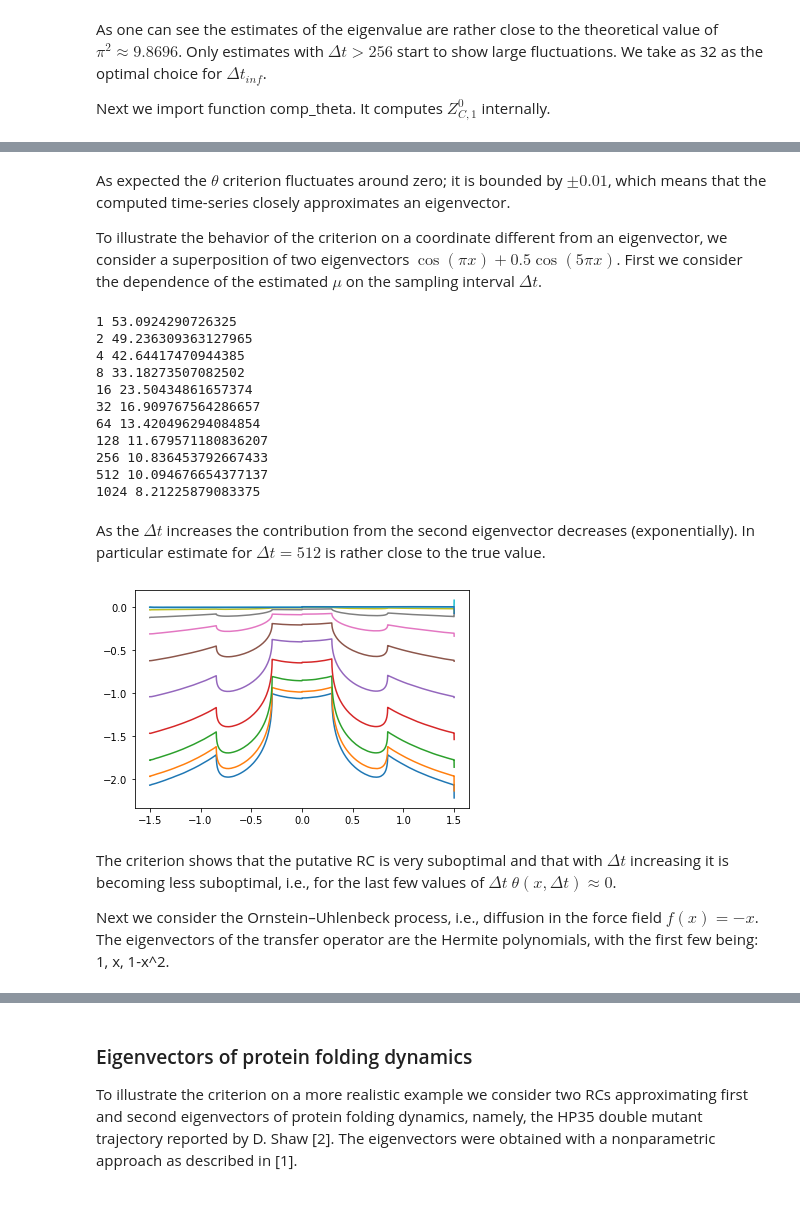
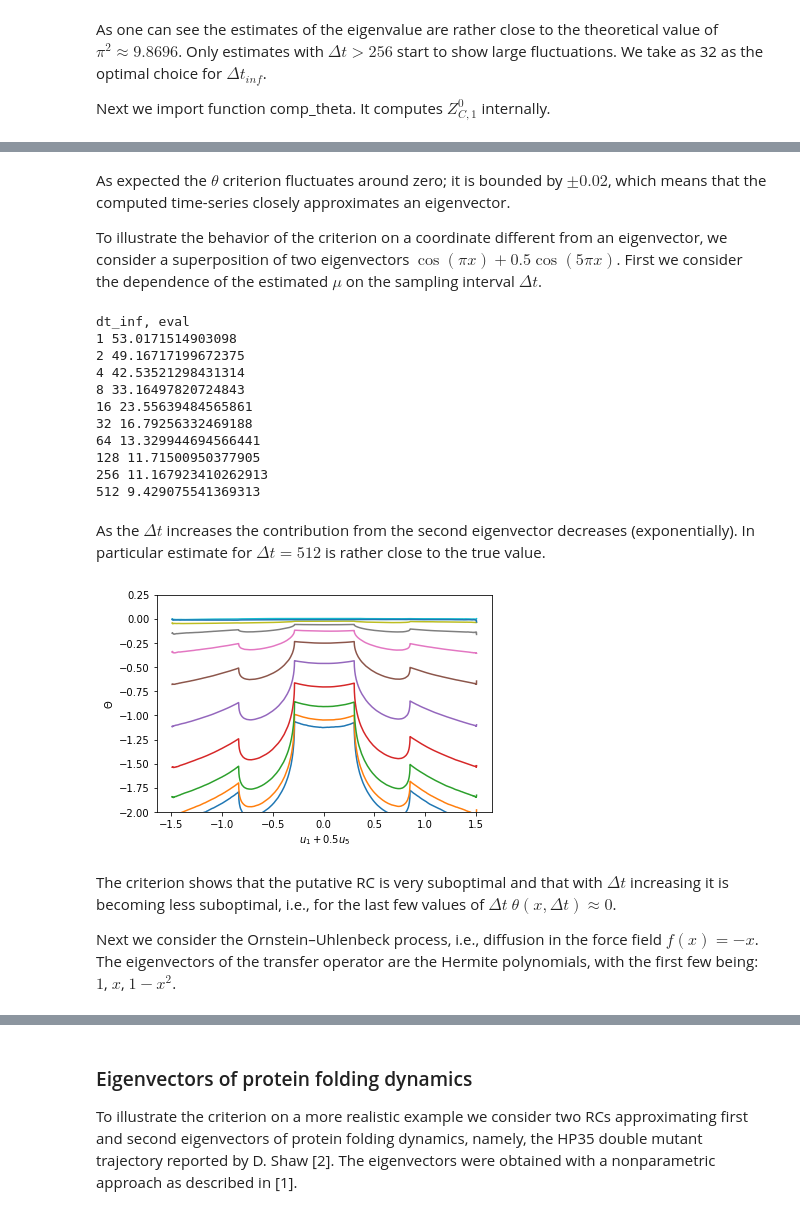
Before and after one commit to krivovsv/CFEPs, a Jupyter notebook: CFEP3.ipynb, the cells around one changed output, grey strips where cells are left out. Drawn from its saved outputs; the diff is of its cells as text; code cells hidden in the pictures.

```diff
--- a/CFEP3.ipynb
+++ b/CFEP3.ipynb
@@ -39,5 +58,6 @@ def f(x): return 0
 def D(x): return 1
 
 dt=0.001
-traj=comp_diffusion_euler(f,D,dt,10000000)
+np.random.seed(0)
+traj=comp_diffusion_euler(f,D,dt,1000000)
 # %% [markdown]
@@ -45,5 +65,5 @@ We first consider free diffusion. We compute timeseries of brownian motion with
 # %%
-ev1=[cos(x*pi) for x in traj]
+ev1=np.cos(pi*traj)
 # %% [markdown]
 We import function comp_eval that estimates the corresponding eigenvalue, and consider the estimate for a range of $\Delta t_{inf}=1,2,4,...,2^{10}$.
 # %%
@@ -82,0 +109,13 @@ plt.ylim((-0.02,0.02))
+# %%
+ev1=ev1-sum(ev1)/len(ev1)
+
+from cfeplib import comp_theta
+lx,ltheta=comp_theta(ev1,ldt,tinf=32,dx=0.0001)
+%matplotlib inline
+import matplotlib.pyplot as plt
+for ly in ltheta:
+    plt.plot(lx,ly)
+
+plt.ylim(-0.3,0.2)
+plt.xlabel('$u_1$')
+_=plt.ylabel('$\Theta$')
@@ -83,35 +124,41 @@ plt.ylim((-0.02,0.02))
 # %% [markdown]
-As expected the $\theta$ criterion fluctuates around zero; it is bounded by $\pm 0.01$, which means that the computed time-series closely approximates an eigenvector.
+As expected the $\theta$ criterion fluctuates around zero; it is bounded by $\pm 0.02$, which means that the computed time-series closely approximates an eigenvector.
 
 To illustrate the behavior of the criterion on a coordinate different from an eigenvector, we consider a superposition of two eigenvectors $\cos(\pi x)+0.5 \cos(5\pi x)$. First we consider the dependence of the estimated $\mu$ on the sampling interval $\Delta t$.
 # %%
-ev12=[cos(x*pi)+0.5*cos(x*5*pi) for x in traj]
+ev12=np.cos(pi*traj)+0.5*np.cos(5*pi*traj)
+print ('dt_inf, eval')
 for dt in ldt:
     try: print (dt,comp_eval(ev12,dt)/0.001)
     except: pass
 # %% [output]
-1 53.0924290726325
-2 49.236309363127965
-4 42.64417470944385
-8 33.18273507082502
-16 23.50434861657374
-32 16.909767564286657
-64 13.420496294084854
-128 11.679571180836207
-256 10.836453792667433
-512 10.094676654377137
-1024 8.21225879083375
+dt_inf, eval
+1 53.0171514903098
+2 49.16717199672375
+4 42.53521298431314
+8 33.16497820724843
+16 23.55639484565861
+32 16.79256332469188
+64 13.329944694566441
+128 11.71500950377905
+256 11.167923410262913
+512 9.429075541369313
 # %% [markdown]
 As the $\Delta t$ increases the contribution from the second eigenvector decreases (exponentially). In particular estimate for $\Delta t=512$ is rather close to the true value.
 # %%
+ev12=ev12-sum(ev12)/len(ev12)
+
 lx,ltheta=comp_theta(ev12,ldt,tinf=512,dx=0.001)
 for ly in ltheta: plt.plot(lx,ly)
+plt.ylim(-2,0.25)
+plt.xlabel('$u_1+0.5u_5$')
+_=plt.ylabel('$\Theta$')
 # %% [output]
-[figure, old version]
+[figure, new version]
 # %% [markdown]
 The criterion shows that the putative RC is very suboptimal and that with $\Delta t$ increasing it is becoming less suboptimal, i.e., for the last few values of $\Delta t$ $\theta(x,\Delta t)\approx 0$.
 
-Next we consider the Ornstein–Uhlenbeck process, i.e., diffusion in the force field  $f(x)=-x$. The eigenvectors of the transfer operator are the Hermite polynomials, with the first few being: 1, x, 1-x^2.
+Next we consider the Ornstein–Uhlenbeck process, i.e., diffusion in the force field  $f(x)=-x$. The eigenvectors of the transfer operator are the Hermite polynomials, with the first few being: $1$, $x$, $1-x^2$.
 # %%
 def f(x): return -x
 
```
Also changed, not shown: parts of 18 cells of this notebook, 5 other files.
